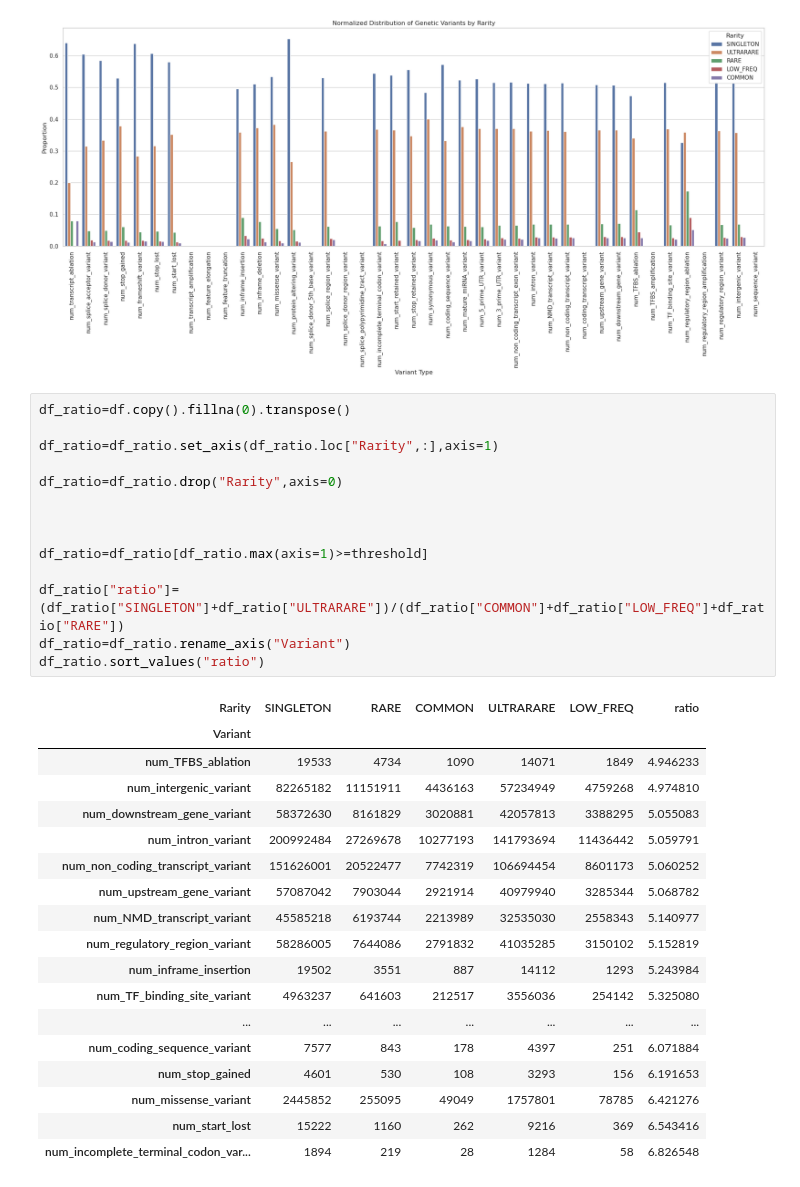
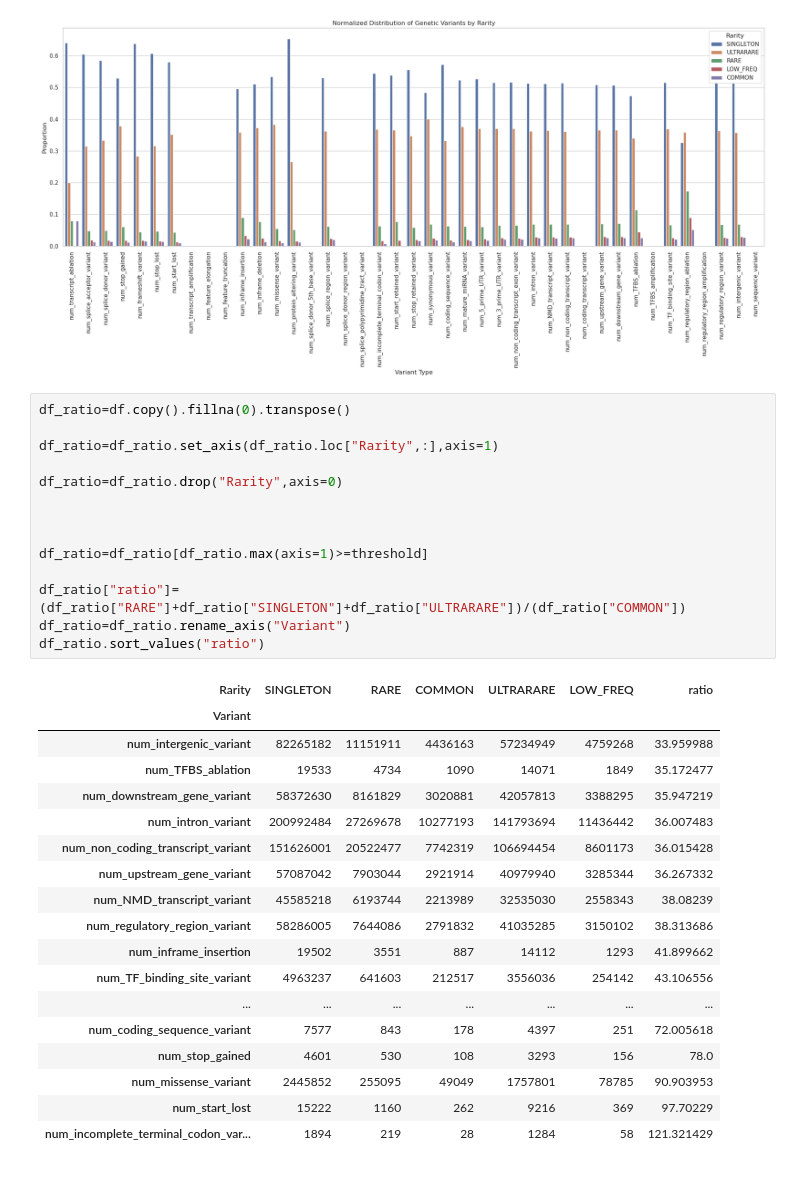
Before and after one commit to Reilly-Lab-Yale/variant_effects_mnoon, a Jupyter notebook: intuition/graph.ipynb, the cells around one changed output. Cells and saved outputs as stored; diff of their text form.

```diff
--- a/intuition/graph.ipynb
+++ b/intuition/graph.ipynb
@@ -62,36 +62,36 @@ plt.show()
 # %%
 df_ratio=df.copy().fillna(0).transpose()
 
 df_ratio=df_ratio.set_axis(df_ratio.loc["Rarity",:],axis=1)
 
 df_ratio=df_ratio.drop("Rarity",axis=0)
 
 
 
 df_ratio=df_ratio[df_ratio.max(axis=1)>=threshold]
 
-df_ratio["ratio"]=(df_ratio["SINGLETON"]+df_ratio["ULTRARARE"])/(df_ratio["COMMON"]+df_ratio["LOW_FREQ"]+df_ratio["RARE"])
+df_ratio["ratio"]=(df_ratio["RARE"]+df_ratio["SINGLETON"]+df_ratio["ULTRARARE"])/(df_ratio["COMMON"])
 df_ratio=df_ratio.rename_axis("Variant")
 df_ratio.sort_values("ratio")
 # %% [output]
 | Rarity | SINGLETON | RARE | COMMON | ULTRARARE | LOW_FREQ | ratio |
 | Variant |  |  |  |  |  |  |
-| num_TFBS_ablation | 19533 | 4734 | 1090 | 14071 | 1849 | 4.946233 |
-| num_intergenic_variant | 82265182 | 11151911 | 4436163 | 57234949 | 4759268 | 4.974810 |
-| num_downstream_gene_variant | 58372630 | 8161829 | 3020881 | 42057813 | 3388295 | 5.055083 |
-| num_intron_variant | 200992484 | 27269678 | 10277193 | 141793694 | 11436442 | 5.059791 |
-| num_non_coding_transcript_variant | 151626001 | 20522477 | 7742319 | 106694454 | 8601173 | 5.060252 |
-| num_upstream_gene_variant | 57087042 | 7903044 | 2921914 | 40979940 | 3285344 | 5.068782 |
-| num_NMD_transcript_variant | 45585218 | 6193744 | 2213989 | 32535030 | 2558343 | 5.140977 |
-| num_regulatory_region_variant | 58286005 | 7644086 | 2791832 | 41035285 | 3150102 | 5.152819 |
-| num_inframe_insertion | 19502 | 3551 | 887 | 14112 | 1293 | 5.243984 |
-| num_TF_binding_site_variant | 4963237 | 641603 | 212517 | 3556036 | 254142 | 5.325080 |
+| num_intergenic_variant | 82265182 | 11151911 | 4436163 | 57234949 | 4759268 | 33.959988 |
+| num_TFBS_ablation | 19533 | 4734 | 1090 | 14071 | 1849 | 35.172477 |
+| num_downstream_gene_variant | 58372630 | 8161829 | 3020881 | 42057813 | 3388295 | 35.947219 |
+| num_intron_variant | 200992484 | 27269678 | 10277193 | 141793694 | 11436442 | 36.007483 |
+| num_non_coding_transcript_variant | 151626001 | 20522477 | 7742319 | 106694454 | 8601173 | 36.015428 |
+| num_upstream_gene_variant | 57087042 | 7903044 | 2921914 | 40979940 | 3285344 | 36.267332 |
+| num_NMD_transcript_variant | 45585218 | 6193744 | 2213989 | 32535030 | 2558343 | 38.08239 |
+| num_regulatory_region_variant | 58286005 | 7644086 | 2791832 | 41035285 | 3150102 | 38.313686 |
+| num_inframe_insertion | 19502 | 3551 | 887 | 14112 | 1293 | 41.899662 |
+| num_TF_binding_site_variant | 4963237 | 641603 | 212517 | 3556036 | 254142 | 43.106556 |
 | ... | ... | ... | ... | ... | ... | ... |
-| num_coding_sequence_variant | 7577 | 843 | 178 | 4397 | 251 | 6.071884 |
-| num_stop_gained | 4601 | 530 | 108 | 3293 | 156 | 6.191653 |
-| num_missense_variant | 2445852 | 255095 | 49049 | 1757801 | 78785 | 6.421276 |
-| num_start_lost | 15222 | 1160 | 262 | 9216 | 369 | 6.543416 |
-| num_incomplete_terminal_codon_var... | 1894 | 219 | 28 | 1284 | 58 | 6.826548 |
+| num_coding_sequence_variant | 7577 | 843 | 178 | 4397 | 251 | 72.005618 |
+| num_stop_gained | 4601 | 530 | 108 | 3293 | 156 | 78.0 |
+| num_missense_variant | 2445852 | 255095 | 49049 | 1757801 | 78785 | 90.903953 |
+| num_start_lost | 15222 | 1160 | 262 | 9216 | 369 | 97.70229 |
+| num_incomplete_terminal_codon_var... | 1894 | 219 | 28 | 1284 | 58 | 121.321429 |
 # %%
 plt.figure(figsize=(20, 10))
 barplot = sns.barplot(x="Variant", y="ratio", data=df_ratio)
```
Also changed, not shown: parts of 1 cell of this notebook.
